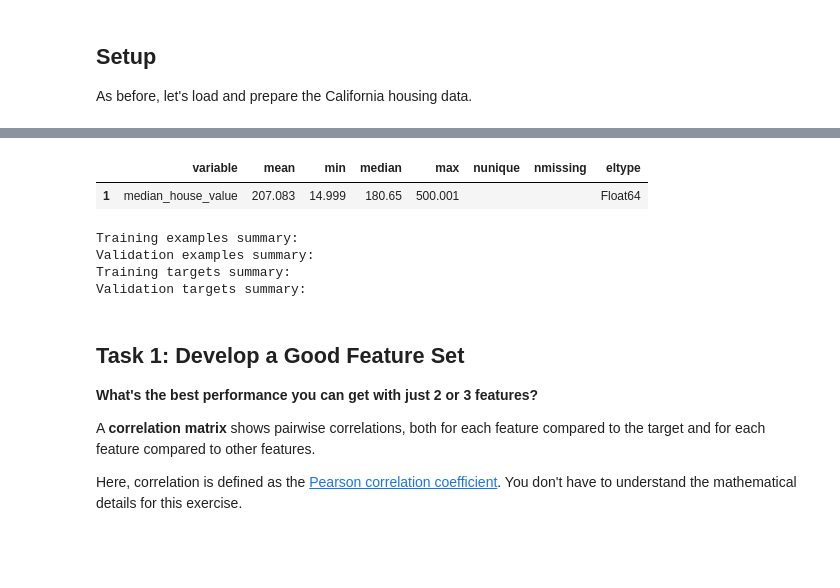
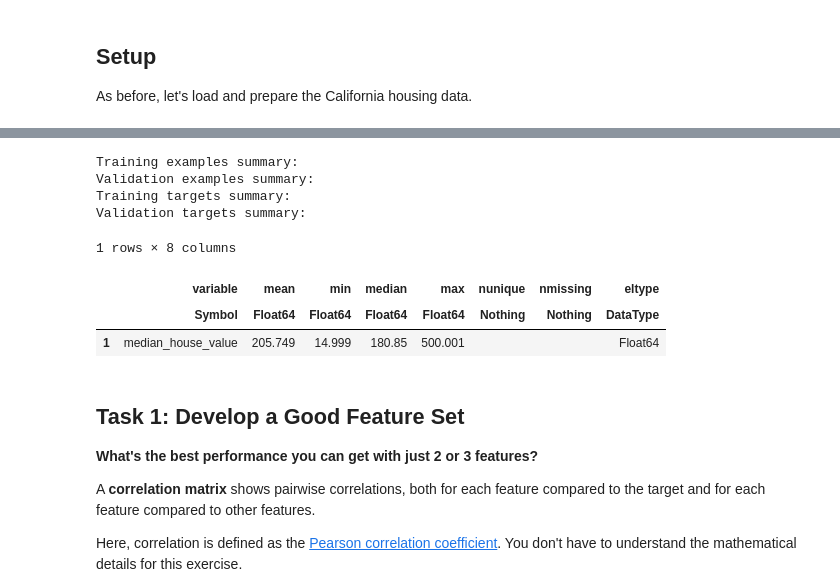
Before and after one commit to sdobber/MLCrashCourse, a Jupyter notebook: 4. Feature Sets Julia.ipynb, the cells around one changed output, grey strips where cells are left out. Cells and saved outputs as stored; diff of their text form; code cells hidden in the pictures; blank space fills up the shorter version.

```diff
--- a/4. Feature Sets Julia.ipynb
+++ b/4. Feature Sets Julia.ipynb
@@ -82,29 +85,31 @@ preprocess_targets (generic function with 1 method)
 # %%
 # Choose the first 12000 (out of 17000) examples for training.
-training_examples = preprocess_features(head(california_housing_dataframe,12000))
-training_targets = preprocess_targets(head(california_housing_dataframe,12000))
+training_examples = preprocess_features(first(california_housing_dataframe,12000))
+training_targets = preprocess_targets(first(california_housing_dataframe,12000))
 
 # Choose the last 5000 (out of 17000) examples for validation.
-validation_examples = preprocess_features(tail(california_housing_dataframe,5000))
-validation_targets = preprocess_targets(tail(california_housing_dataframe,5000))
+validation_examples = preprocess_features(last(california_housing_dataframe,5000))
+validation_targets = preprocess_targets(last(california_housing_dataframe,5000))
 
 # Double-check that we've done the right thing.
 println("Training examples summary:")
 describe(training_examples)
 println("Validation examples summary:")
 describe(validation_examples)
 
 println("Training targets summary:")
 describe(training_targets)
 println("Validation targets summary:")
 describe(validation_targets)
 # %% [output]
+Training examples summary:
+Validation examples summary:
+Training targets summary:
+Validation targets summary:
+1 rows × 8 columns
 |  | variable | mean | min | median | max | nunique | nmissing | eltype |
-| 1 | median_house_value | 207.083 | 14.999 | 180.65 | 500.001 |  |  | Float64 |
+|  | Symbol | Float64 | Float64 | Float64 | Float64 | Nothing | Nothing | DataType |
+| 1 | median_house_value | 205.749 | 14.999 | 180.85 | 500.001 |  |  | Float64 |
-Training examples summary:
-Validation examples summary:
-Training targets summary:
-Validation targets summary:
 # %% [markdown]
 ## Task 1: Develop a Good Feature Set
 
```
Also changed, not shown: parts of 15 cells of this notebook, 7 other files.
